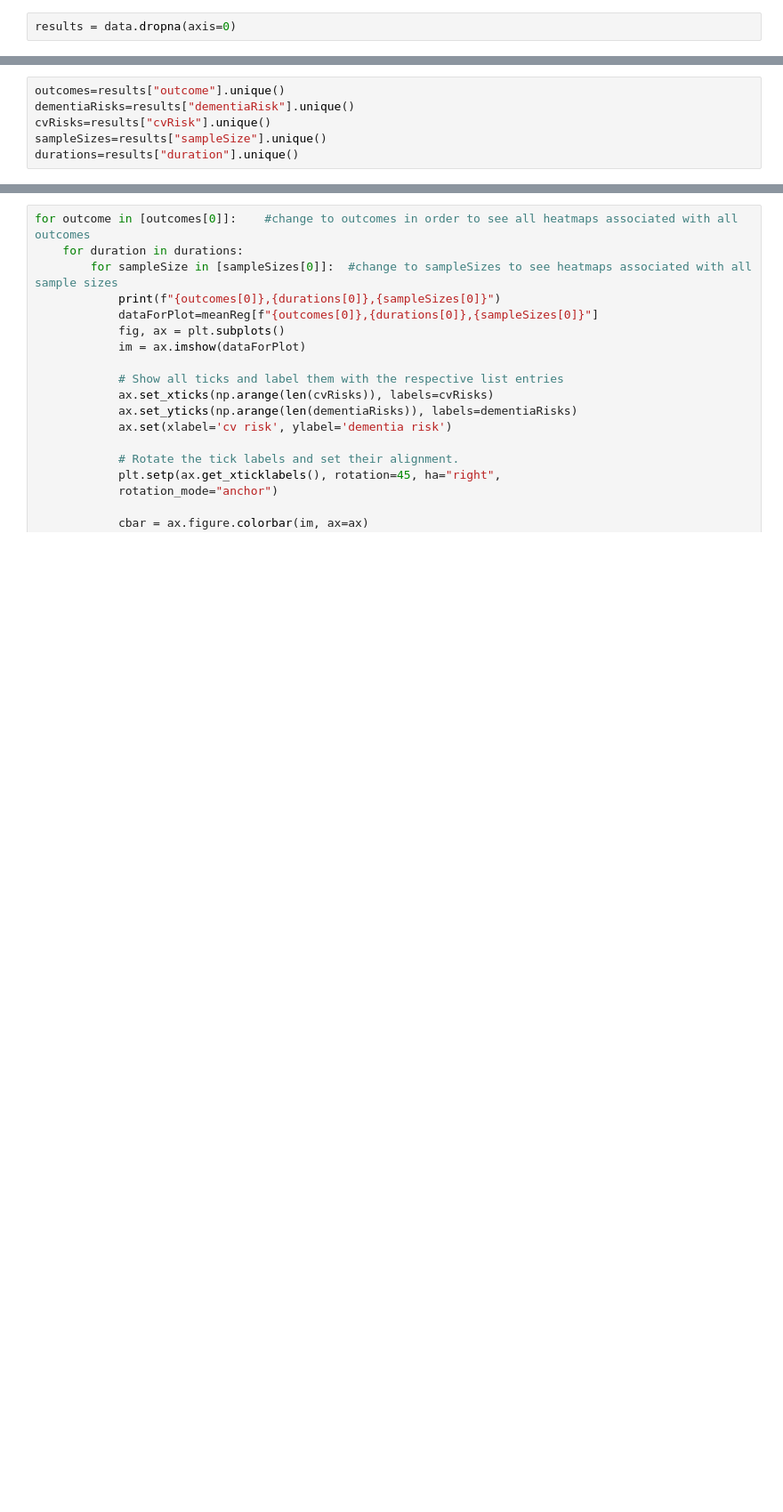
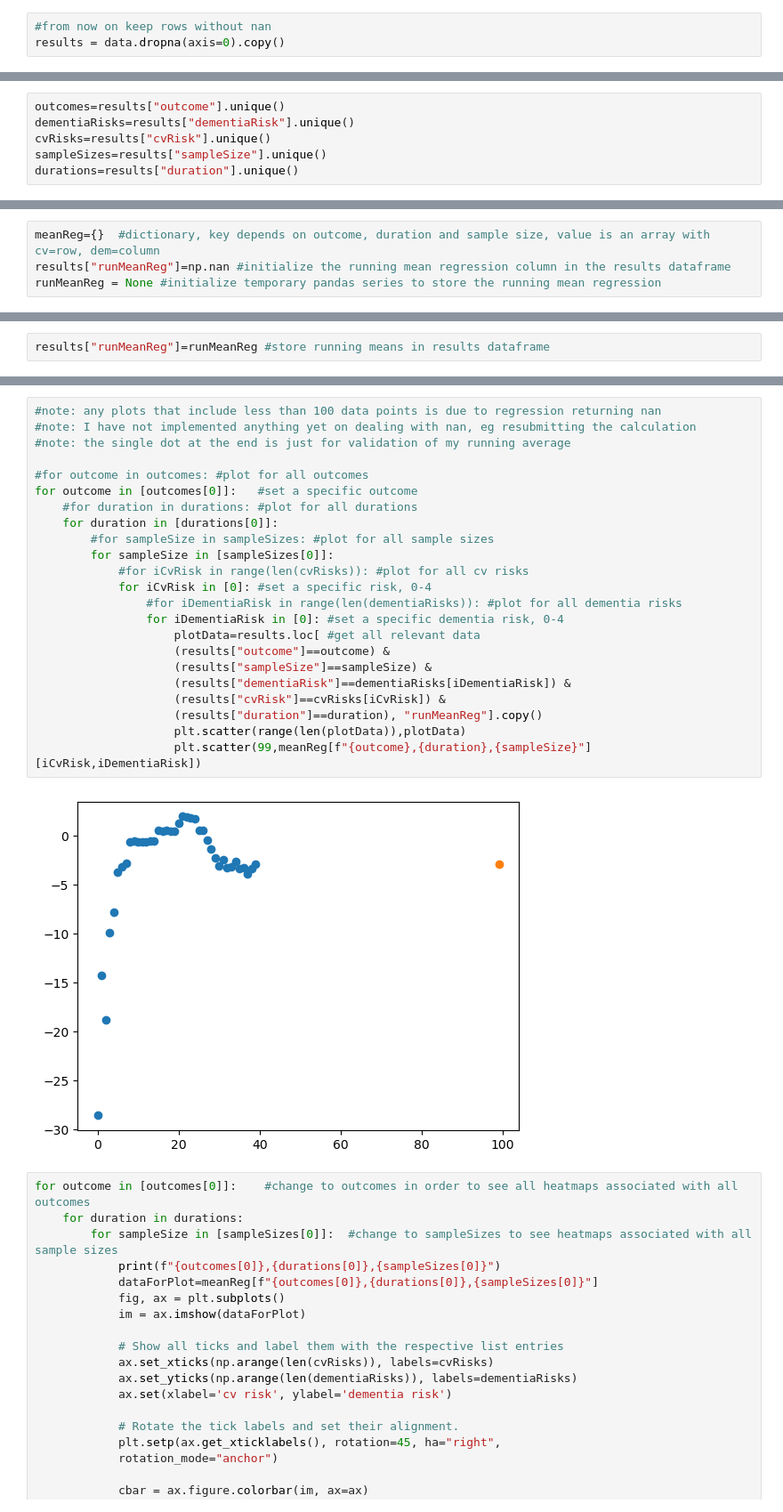
Before and after one commit to deligkaris/microsimNotebooks, a Jupyter notebook: preliminaryTrials100CvAllDementiaAll.ipynb, the cells around one changed output, grey strips where cells are left out. Shown at 89% size. Drawn from its saved outputs; the diff is of its cells as text; blank space fills up the shorter version.

```diff
--- a/preliminaryTrials100CvAllDementiaAll.ipynb
+++ b/preliminaryTrials100CvAllDementiaAll.ipynb
@@ -29,5 +131,6 @@ data.shape
 # %%
-results = data.dropna(axis=0)
+#from now on keep rows without nan
+results = data.dropna(axis=0).copy()
 # %%
 results.sample(10)
 # %% [output]
@@ -61 +158,5 @@ results.loc[ (results["outcome"]==outcomes[0]) & (results["sampleSize"]==sampleS
+# %%
+meanReg={}  #dictionary, key depends on outcome, duration and sample size, value is an array with cv=row, dem=column
+results["runMeanReg"]=np.nan #initialize the running mean regression column in the results dataframe
+runMeanReg = None #initialize temporary pandas series to store the running mean regression
 # %%
@@ -99,0 +185,2 @@ meanReg[f"{outcomes[0]},{durations[0]},{sampleSizes[0]}"][2,2]
+# %%
+results["runMeanReg"]=runMeanReg #store running means in results dataframe
@@ -100,3 +208,28 @@ meanReg[f"{outcomes[0]},{durations[0]},{sampleSizes[0]}"][2,2]
+# %%
+#note: any plots that include less than 100 data points is due to regression returning nan
+#note: I have not implemented anything yet on dealing with nan, eg resubmitting the calculation
+#note: the single dot at the end is just for validation of my running average
+
+#for outcome in outcomes: #plot for all outcomes
+for outcome in [outcomes[0]]:   #set a specific outcome
+    #for duration in durations: #plot for all durations
+    for duration in [durations[0]]:
+        #for sampleSize in sampleSizes: #plot for all sample sizes
+        for sampleSize in [sampleSizes[0]]:
+            #for iCvRisk in range(len(cvRisks)): #plot for all cv risks
+            for iCvRisk in [0]: #set a specific risk, 0-4
+                #for iDementiaRisk in range(len(dementiaRisks)): #plot for all dementia risks
+                for iDementiaRisk in [0]: #set a specific dementia risk, 0-4
+                    plotData=results.loc[ #get all relevant data
+                    (results["outcome"]==outcome) &
+                    (results["sampleSize"]==sampleSize) &
+                    (results["dementiaRisk"]==dementiaRisks[iDementiaRisk]) &
+                    (results["cvRisk"]==cvRisks[iCvRisk]) &
+                    (results["duration"]==duration), "runMeanReg"].copy()
+                    plt.scatter(range(len(plotData)),plotData)
+                    plt.scatter(99,meanReg[f"{outcome},{duration},{sampleSize}"][iCvRisk,iDementiaRisk])
+# %% [output]
+[figure, added]
 # %%
 for outcome in [outcomes[0]]:    #change to outcomes in order to see all heatmaps associated with all outcomes
     for duration in durations:
```
Also changed, not shown: parts of 21 cells of this notebook, 1 other file.
